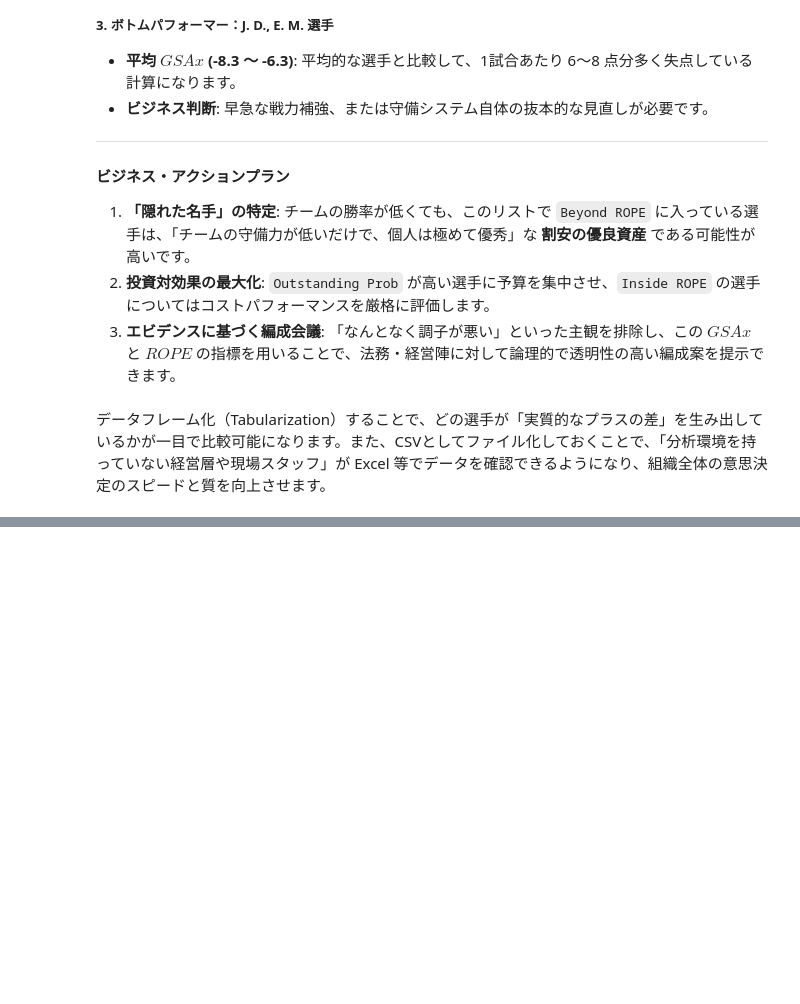
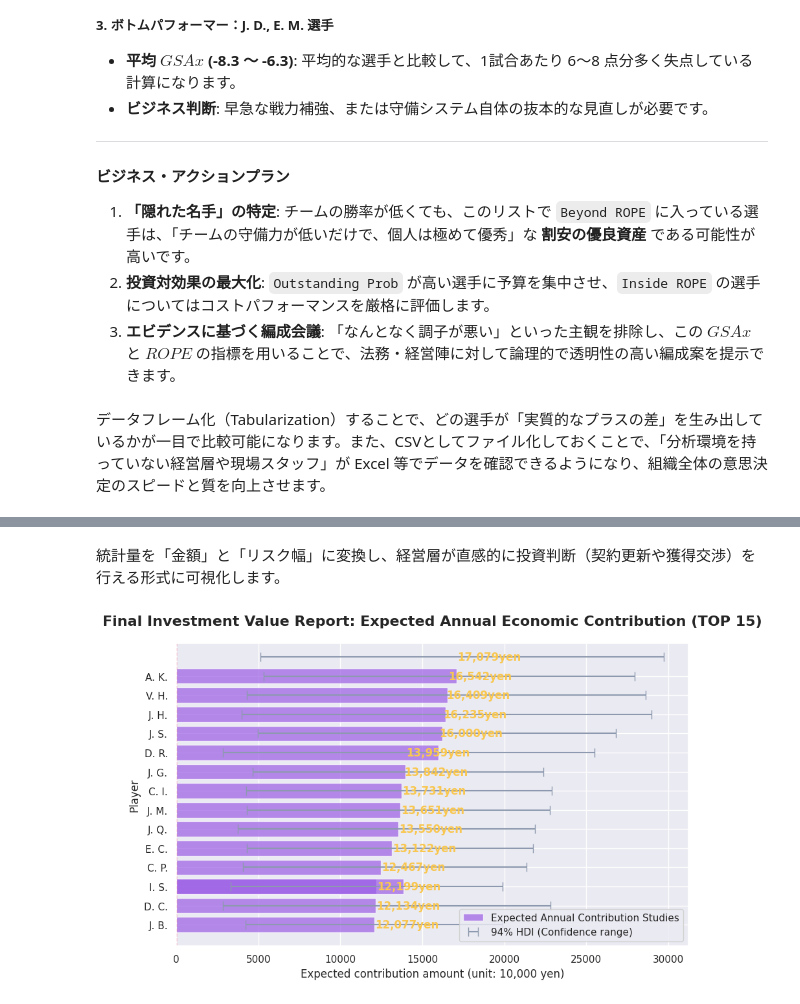
Before and after one commit to petalab-io/bayesian-iroha, a Jupyter notebook: notebooks/02_hockey_gotender/hockey_spatial_analysis.ipynb, the cells around one changed output, grey strips where cells are left out. Cells and saved outputs as stored; diff of their text form; code cells hidden in the pictures; blank space fills up the shorter version.

```diff
--- a/notebooks/02_hockey_gotender/hockey_spatial_analysis.ipynb
+++ b/notebooks/02_hockey_gotender/hockey_spatial_analysis.ipynb
@@ -640,0 +686,40 @@ df_rope_analysis.to_csv(FILE_OUTPUT, index=False)
+# %% [markdown]
+統計量を「金額」と「リスク幅」に変換し、経営層が直感的に投資判断（契約更新や獲得交渉）を行える形式に可視化します。
+# %%
+# 最終レポートの可視化（上位15名）
+df_top = df_roi.head(15).copy()
+
+# 通貨単位（万円）に変換して見やすくする
+df_top["Profit_Million"] = df_top["Expected_Annual_Profit"] / 10_000
+df_top["Lower_Million"] = df_top["Profit_HDI_Lower"] / 10_000
+df_top["Upper_Million"] = df_top["Profit_HDI_Upper"] / 10_000
+
+# プロット実行
+# 期待値のバーチャート
+plt.figure(figsize=(9, 6))
+bars = plt.barh(df_top["Goalie"][::-1], df_top["Profit_Million"][::-1],
+                color=COLOR_PURPLE, alpha=0.7, label="Expected Annual Contribution Studies"
+                )
+
+# 不確実性のエラーバー（HDI）
+plt.errorbar(df_top["Profit_Million"][::-1], np.arange(len(df_top)),
+             xerr=[(df_top["Profit_Million"] - df_top["Lower_Million"])[::-1],
+                   (df_top["Upper_Million"] - df_top["Profit_Million"])[::-1]],
+             fmt="none", ecolor=COLOR_GRAY, capsize=5, label="94% HDI (Confidence range)")
+
+plt.axvline(0, color=COLOR_RED, linestyle="--", linewidth=1)
+plt.title("Final Investment Value Report: Expected Annual Economic Contribution (TOP 15)", fontsize=16, fontweight="bold", pad=20)
+plt.xlabel("Expected contribution amount (unit: 10,000 yen)", fontsize=12)
+plt.ylabel("Player", fontsize=12)
+plt.legend(loc="lower right")
+
+# 値のラベル付け
+for i, v in enumerate(df_top["Profit_Million"][::-1]):
+    plt.text(v + 50, i, f"{v:,.0f}yen", va="center", fontweight="bold", color=COLOR_YELLOW)
+
+plt.tight_layout()
+IMG_FINAL_REPORT = os.path.join(DIR_EXTRACT, "final_roi_report_chart.png")
+plt.savefig(IMG_FINAL_REPORT, dpi=150)
+plt.show()
+# %% [output]
+[figure, added]
```
Also changed, not shown: parts of 10 cells of this notebook.
